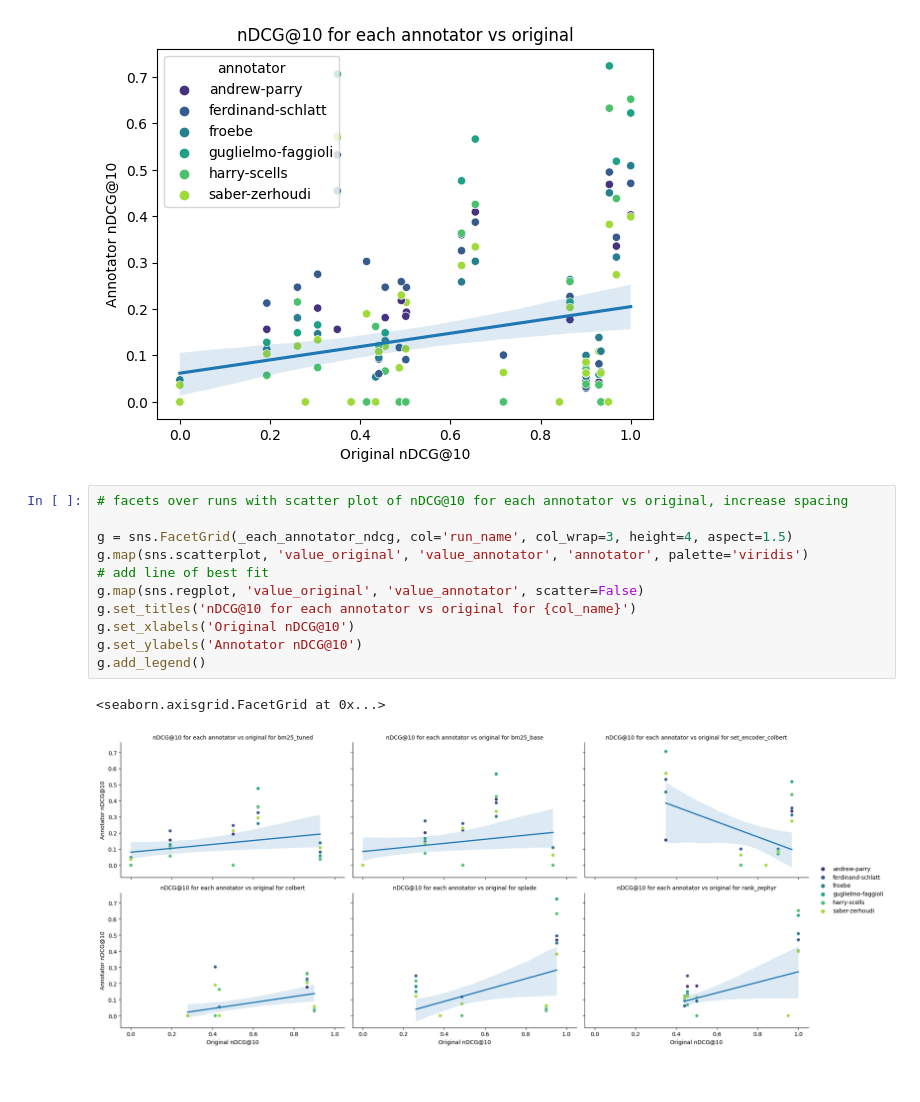
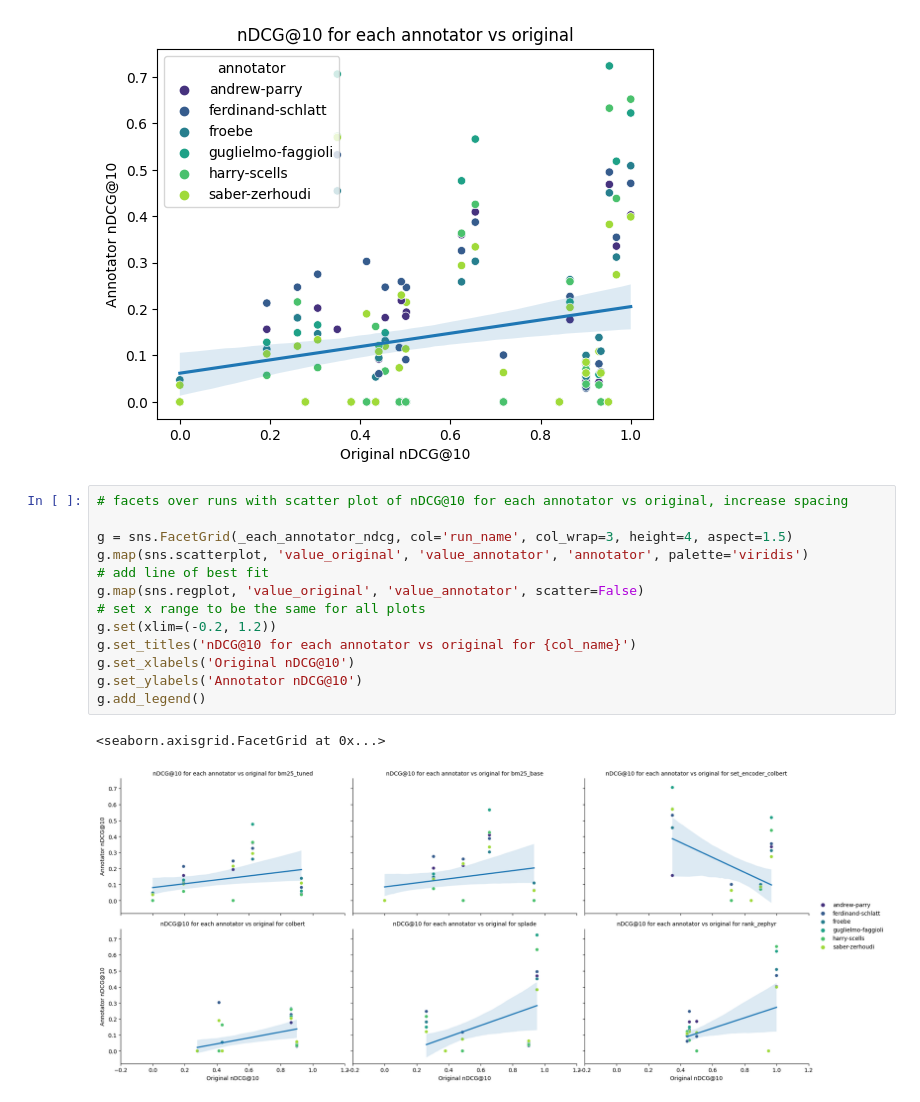
Before and after one commit to Parry-Parry/sigir25-annotation, a Jupyter notebook: analysis/annotator.ipynb, the cells around one changed output. Drawn from its saved outputs; the diff is of its cells as text.

Commit message:
all plots done

```diff
--- a/analysis/annotator.ipynb
+++ b/analysis/annotator.ipynb
@@ -571,14 +597,16 @@ Text(0, 0.5, 'Annotator nDCG@10')
 # %%
 # facets over runs with scatter plot of nDCG@10 for each annotator vs original, increase spacing
 
 g = sns.FacetGrid(_each_annotator_ndcg, col='run_name', col_wrap=3, height=4, aspect=1.5)
 g.map(sns.scatterplot, 'value_original', 'value_annotator', 'annotator', palette='viridis')
 # add line of best fit
 g.map(sns.regplot, 'value_original', 'value_annotator', scatter=False)
+# set x range to be the same for all plots
+g.set(xlim=(-0.2, 1.2))
 g.set_titles('nDCG@10 for each annotator vs original for {col_name}')
 g.set_xlabels('Original nDCG@10')
 g.set_ylabels('Annotator nDCG@10')
 g.add_legend()
 # %% [output]
 <seaborn.axisgrid.FacetGrid at 0x...>
-[figure, old version]
+[figure, new version]
```
Also changed, not shown: parts of 2 cells of this notebook.
